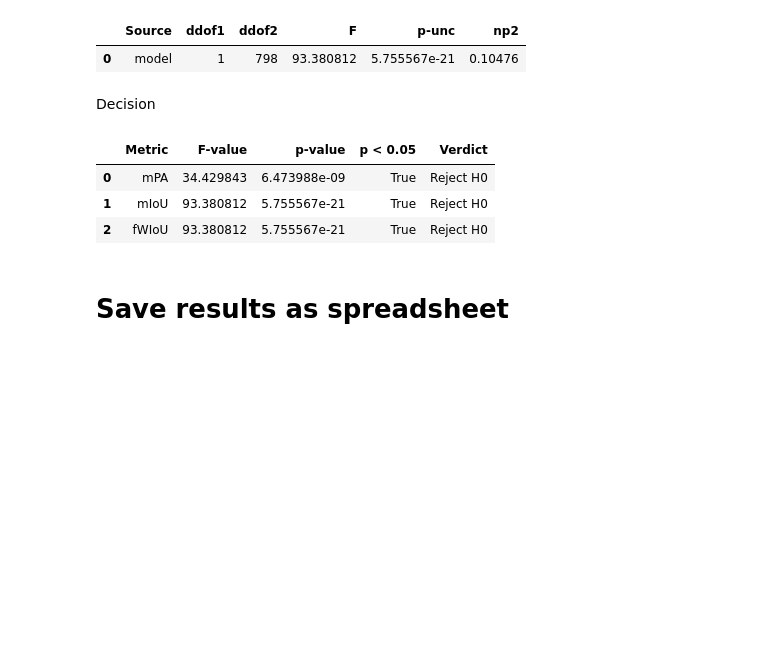
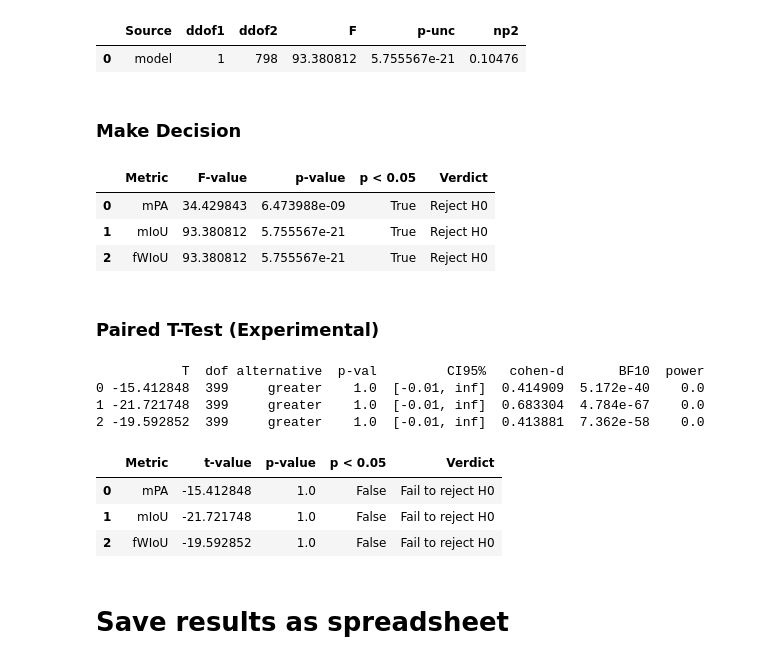
Before and after one commit to rimvelvet31/deeplabv3plus_cubicasa, a Jupyter notebook: test.ipynb, the cells around one changed output. Drawn from its saved outputs; the diff is of its cells as text; code cells hidden in the pictures; blank space fills up the shorter version.

```diff
--- a/test.ipynb
+++ b/test.ipynb
@@ -549,8 +590,8 @@ anova_fwiou
 # %%
 # anova_fwiou_posthoc = pg.pairwise_tukey(data=combined_per_img_res, dv='fwiou', between='model')
 # anova_fwiou_posthoc
-# %% [markdown]
-Decision
+# %% [markdown]
+### Make Decision
 # %%
 a = 0.05
 anova_combined = [anova_mpa, anova_miou, anova_fwiou]
@@ -576,6 +617,42 @@ sop3_results
 | 0 | mPA | 34.429843 | 6.473988e-09 | True | Reject H0 |
 | 1 | mIoU | 93.380812 | 5.755567e-21 | True | Reject H0 |
 | 2 | fWIoU | 93.380812 | 5.755567e-21 | True | Reject H0 |
+# %% [markdown]
+### Paired T-Test (Experimental)
+# %%
+mpa_ttest = pg.ttest(x=casa_per_img_res['mpa'], y=base_per_img_res['mpa'], paired=True, alternative='greater')
+miou_ttest = pg.ttest(x=casa_per_img_res['miou'], y=base_per_img_res['miou'], paired=True, alternative='greater')
+fwiou_ttest = pg.ttest(x=casa_per_img_res['fwiou'], y=base_per_img_res['fwiou'], paired=True, alternative='greater')
+
+ttest_combined = pd.concat([mpa_ttest, miou_ttest, fwiou_ttest], ignore_index=True)
+print(ttest_combined)
+
+alpha = 0.05
+sop3_experimental_dict = {
+    'Metric': ['mPA', 'mIoU', 'fWIoU'],
+    't-value': [],
+    'p-value': [],
+    'p < 0.05': [],
+    'Verdict': []
+}
+
+for i in range(3):
+    sop3_experimental_dict['t-value'].append(ttest_combined['T'][i])
+    sop3_experimental_dict['p-value'].append(ttest_combined['p-val'][i])
+    sop3_experimental_dict['p < 0.05'].append(ttest_combined['p-val'][i] < alpha)
+    sop3_experimental_dict['Verdict'].append('Reject H0' if ttest_combined['p-val'][i] < alpha else 'Fail to reject H0')
+
+sop3_experimental_results = pd.DataFrame(sop3_experimental_dict)
+sop3_experimental_results
+# %% [output]
+           T  dof alternative  p-val         CI95%   cohen-d       BF10  power
+0 -15.412848  399     greater    1.0  [-0.01, inf]  0.414909  5.172e-40    0.0
+1 -21.721748  399     greater    1.0  [-0.01, inf]  0.683304  4.784e-67    0.0
+2 -19.592852  399     greater    1.0  [-0.01, inf]  0.413881  7.362e-58    0.0
+|  | Metric | t-value | p-value | p < 0.05 | Verdict |
+| 0 | mPA | -15.412848 | 1.0 | False | Fail to reject H0 |
+| 1 | mIoU | -21.721748 | 1.0 | False | Fail to reject H0 |
+| 2 | fWIoU | -19.592852 | 1.0 | False | Fail to reject H0 |
 # %% [markdown]
 # Save results as spreadsheet
 # %%
```
Also changed, not shown: parts of 9 cells of this notebook, 7 other files.
